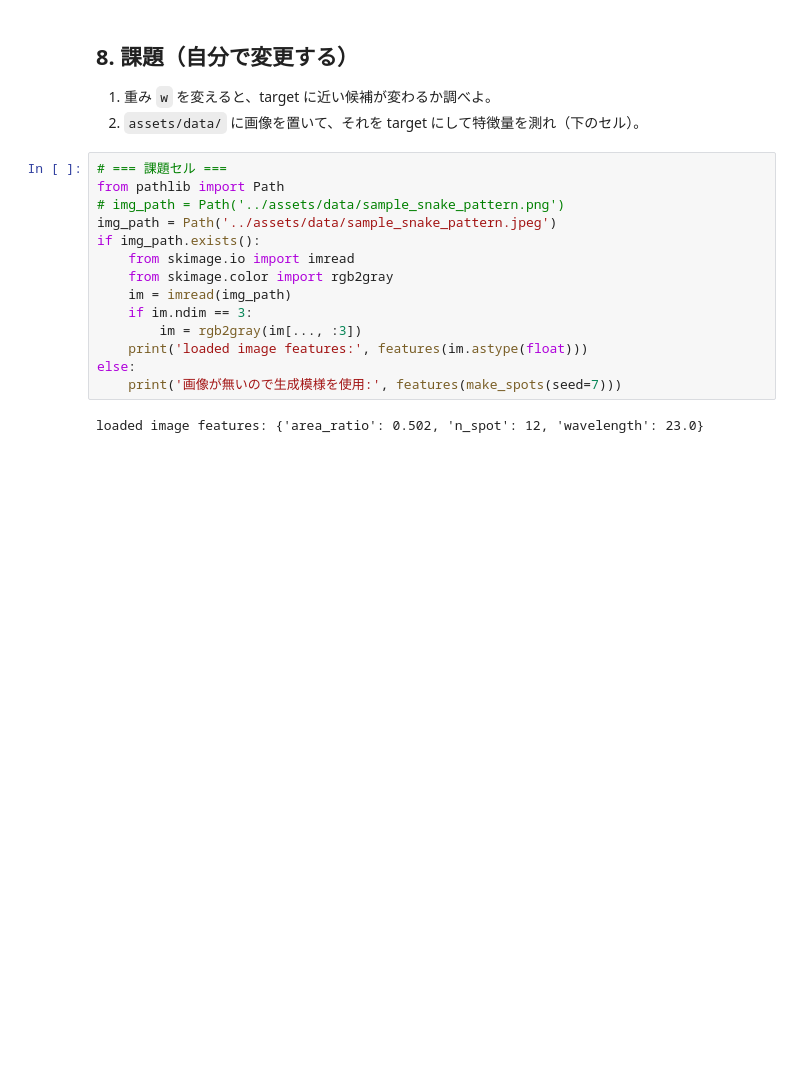
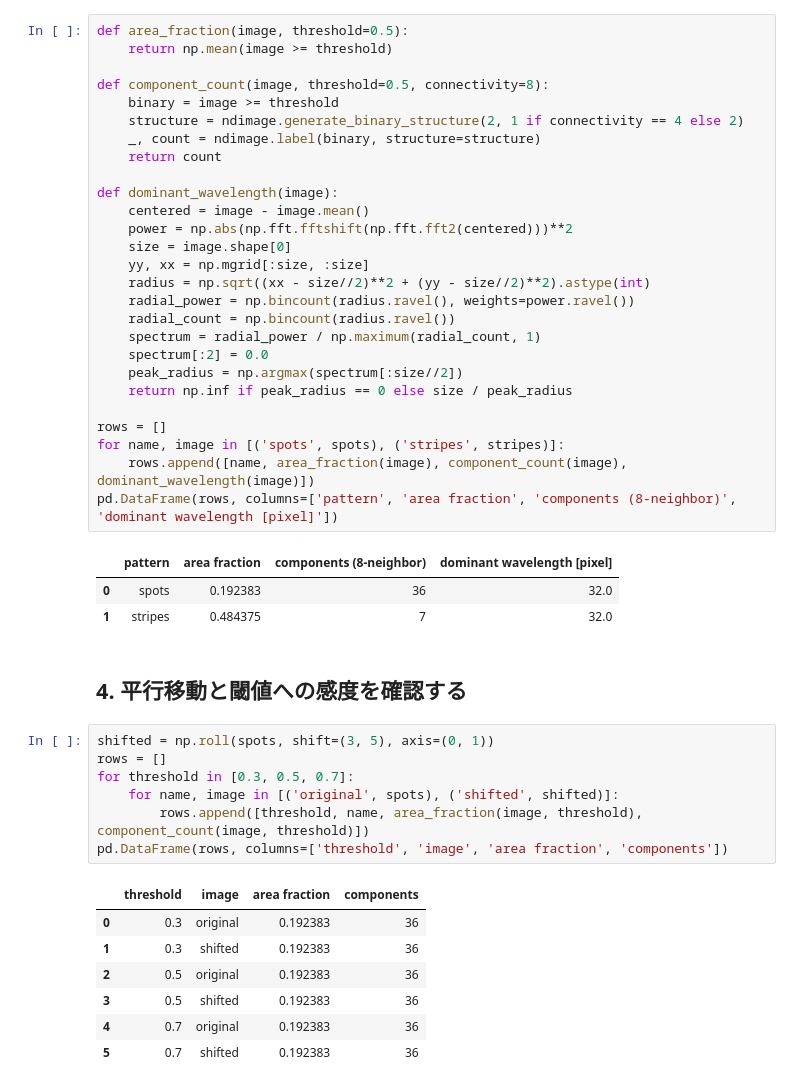
Before and after one commit to k16kgw/Seminar_text, a Jupyter notebook: notebooks/04_snake_pattern_features.ipynb, the cells around one changed output. Saved outputs shown, nothing was run; the diff lists cells and outputs as text; blank space fills up the shorter version.

```diff
--- a/notebooks/04_snake_pattern_features.ipynb
+++ b/notebooks/04_snake_pattern_features.ipynb
@@ -98,21 +44,48 @@ distance(target, stripes) = 8.37
-# %% [markdown]
-## 8. 課題（自分で変更する）
-
-1. 重み `w` を変えると、target に近い候補が変わるか調べよ。
-2. `assets/data/` に画像を置いて、それを target にして特徴量を測れ（下のセル）。
-# %%
-# === 課題セル ===
-from pathlib import Path
-# img_path = Path('../assets/data/sample_snake_pattern.png')
-img_path = Path('../assets/data/sample_snake_pattern.jpeg')
-if img_path.exists():
-    from skimage.io import imread
-    from skimage.color import rgb2gray
-    im = imread(img_path)
-    if im.ndim == 3:
-        im = rgb2gray(im[..., :3])
-    print('loaded image features:', features(im.astype(float)))
-else:
-    print('画像が無いので生成模様を使用:', features(make_spots(seed=7)))
-# %% [output]
-loaded image features: {'area_ratio': 0.502, 'n_spot': 12, 'wavelength': 23.0}
+# %%
+def area_fraction(image, threshold=0.5):
+    return np.mean(image >= threshold)
+
+def component_count(image, threshold=0.5, connectivity=8):
+    binary = image >= threshold
+    structure = ndimage.generate_binary_structure(2, 1 if connectivity == 4 else 2)
+    _, count = ndimage.label(binary, structure=structure)
+    return count
+
+def dominant_wavelength(image):
+    centered = image - image.mean()
+    power = np.abs(np.fft.fftshift(np.fft.fft2(centered)))**2
+    size = image.shape[0]
+    yy, xx = np.mgrid[:size, :size]
+    radius = np.sqrt((xx - size//2)**2 + (yy - size//2)**2).astype(int)
+    radial_power = np.bincount(radius.ravel(), weights=power.ravel())
+    radial_count = np.bincount(radius.ravel())
+    spectrum = radial_power / np.maximum(radial_count, 1)
+    spectrum[:2] = 0.0
+    peak_radius = np.argmax(spectrum[:size//2])
+    return np.inf if peak_radius == 0 else size / peak_radius
+
+rows = []
+for name, image in [('spots', spots), ('stripes', stripes)]:
+    rows.append([name, area_fraction(image), component_count(image), dominant_wavelength(image)])
+pd.DataFrame(rows, columns=['pattern', 'area fraction', 'components (8-neighbor)', 'dominant wavelength [pixel]'])
+# %% [output]
+|  | pattern | area fraction | components (8-neighbor) | dominant wavelength [pixel] |
+| 0 | spots | 0.192383 | 36 | 32.0 |
+| 1 | stripes | 0.484375 | 7 | 32.0 |
+# %% [markdown]
+## 4. 平行移動と閾値への感度を確認する
+# %%
+shifted = np.roll(spots, shift=(3, 5), axis=(0, 1))
+rows = []
+for threshold in [0.3, 0.5, 0.7]:
+    for name, image in [('original', spots), ('shifted', shifted)]:
+        rows.append([threshold, name, area_fraction(image, threshold), component_count(image, threshold)])
+pd.DataFrame(rows, columns=['threshold', 'image', 'area fraction', 'components'])
+# %% [output]
+|  | threshold | image | area fraction | components |
+| 0 | 0.3 | original | 0.192383 | 36 |
+| 1 | 0.3 | shifted | 0.192383 | 36 |
+| 2 | 0.5 | original | 0.192383 | 36 |
+| 3 | 0.5 | shifted | 0.192383 | 36 |
+| 4 | 0.7 | original | 0.192383 | 36 |
+| 5 | 0.7 | shifted | 0.192383 | 36 |
```
Also changed, not shown: parts of 16 cells of this notebook, 32 other files.
